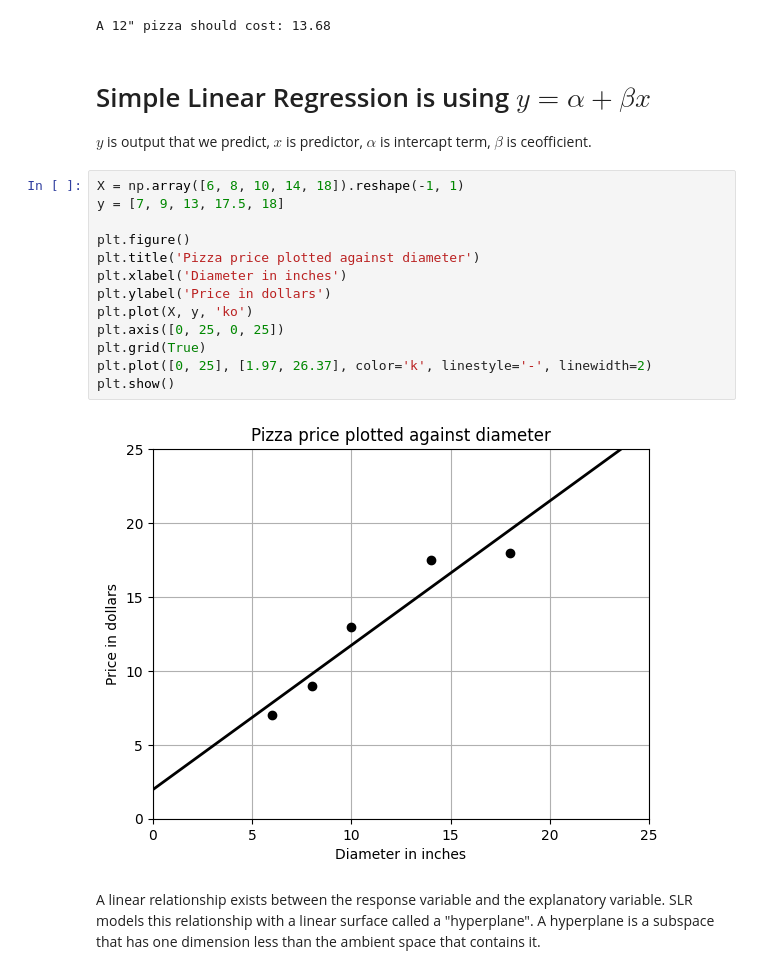
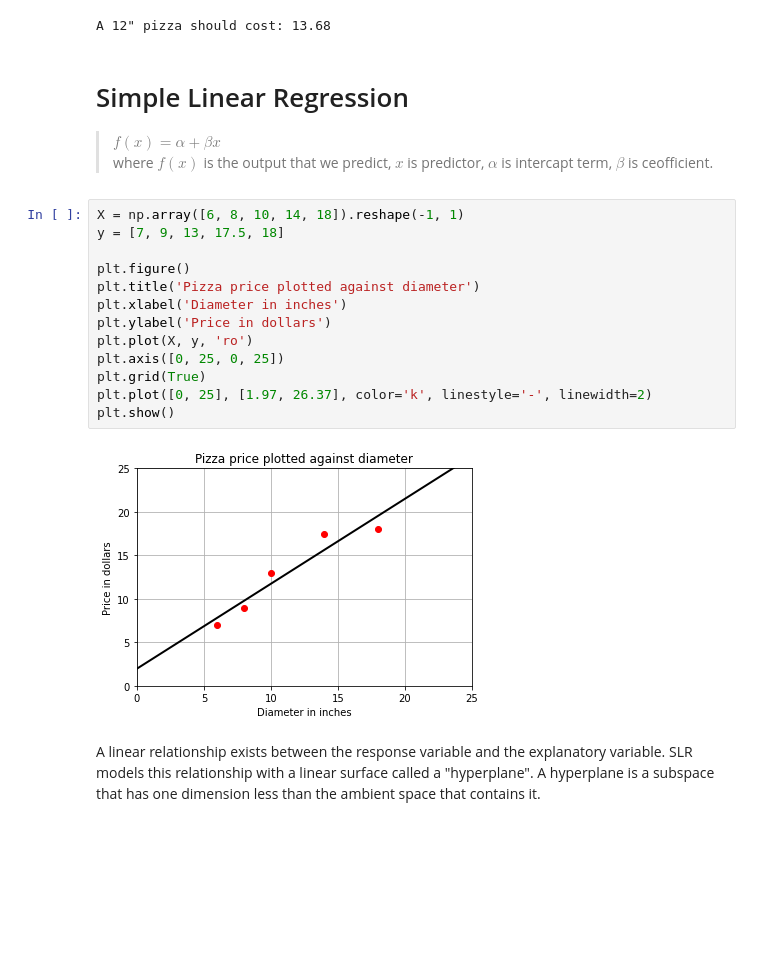
Before and after one commit to raymond92928/AIcouse, a Jupyter notebook: linear_regression/Linear Regression.ipynb, the cells around one changed output. Saved outputs shown, nothing was run; the diff lists cells and outputs as text; blank space fills up the shorter version.

```diff
--- a/linear_regression/Linear Regression.ipynb
+++ b/linear_regression/Linear Regression.ipynb
@@ -52,23 +52,24 @@ print(f'A 12" pizza should cost: {predicted_price:.2f}')
 # %% [output]
 A 12" pizza should cost: 13.68
 # %% [markdown]
-# Simple Linear Regression is using $y=\alpha+\beta x$
-$y$ is output that we predict, $x$ is predictor, $\alpha$ is intercapt term, $\beta$ is ceofficient.
+# Simple Linear Regression
+>$f(x)=\alpha+\beta x$ <br>
+>where $f(x)$ is the output that we predict, $x$ is predictor, $\alpha$ is intercapt term, $\beta$ is ceofficient.
 # %%
 X = np.array([6, 8, 10, 14, 18]).reshape(-1, 1)
 y = [7, 9, 13, 17.5, 18]
 
 plt.figure()
 plt.title('Pizza price plotted against diameter')
 plt.xlabel('Diameter in inches')
 plt.ylabel('Price in dollars')
-plt.plot(X, y, 'ko')
+plt.plot(X, y, 'ro')
 plt.axis([0, 25, 0, 25])
 plt.grid(True)
 plt.plot([0, 25], [1.97, 26.37], color='k', linestyle='-', linewidth=2)
 plt.show()
 # %% [output]
-[figure, old version]
+[figure, new version]
 # %% [markdown]
 A linear relationship exists between the response variable and the explanatory variable. SLR models this relationship with a linear surface called a "hyperplane". A hyperplane is a subspace that has one dimension less than the ambient space that contains it.
 # %%
```
Also changed, not shown: parts of 29 cells of this notebook, 1 other file.
